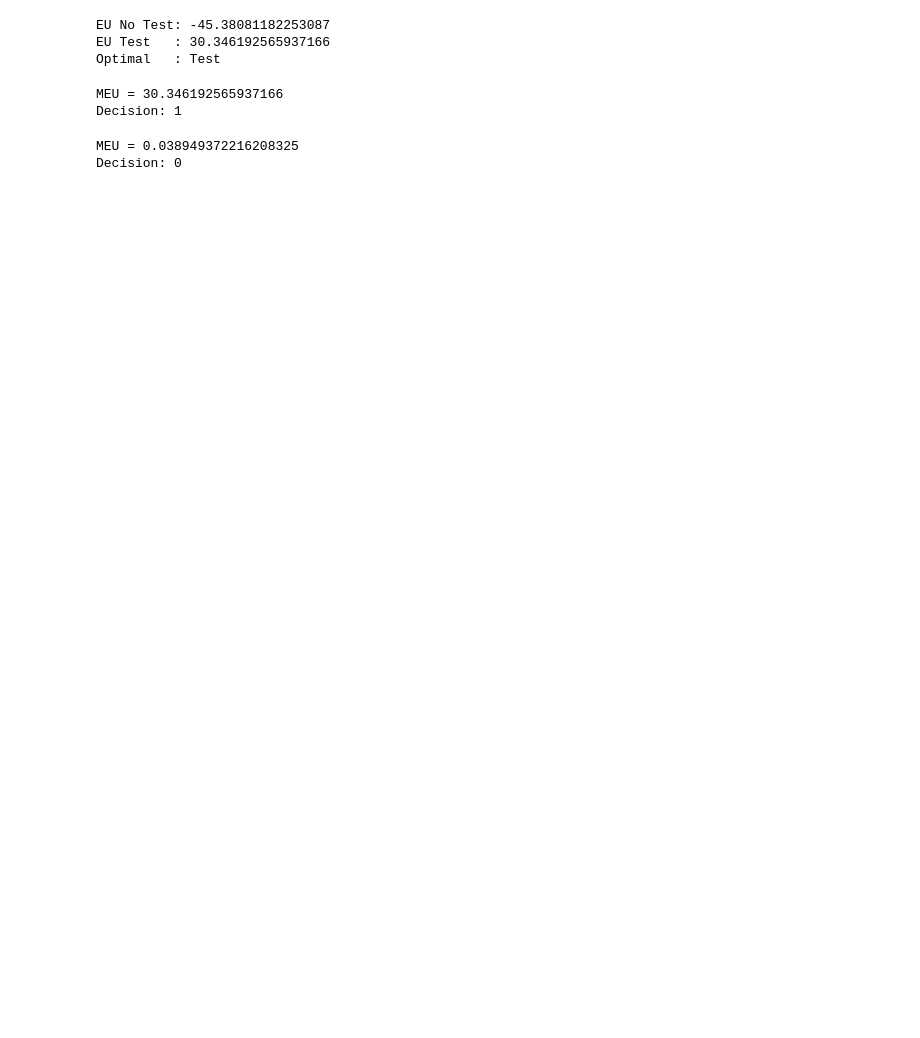
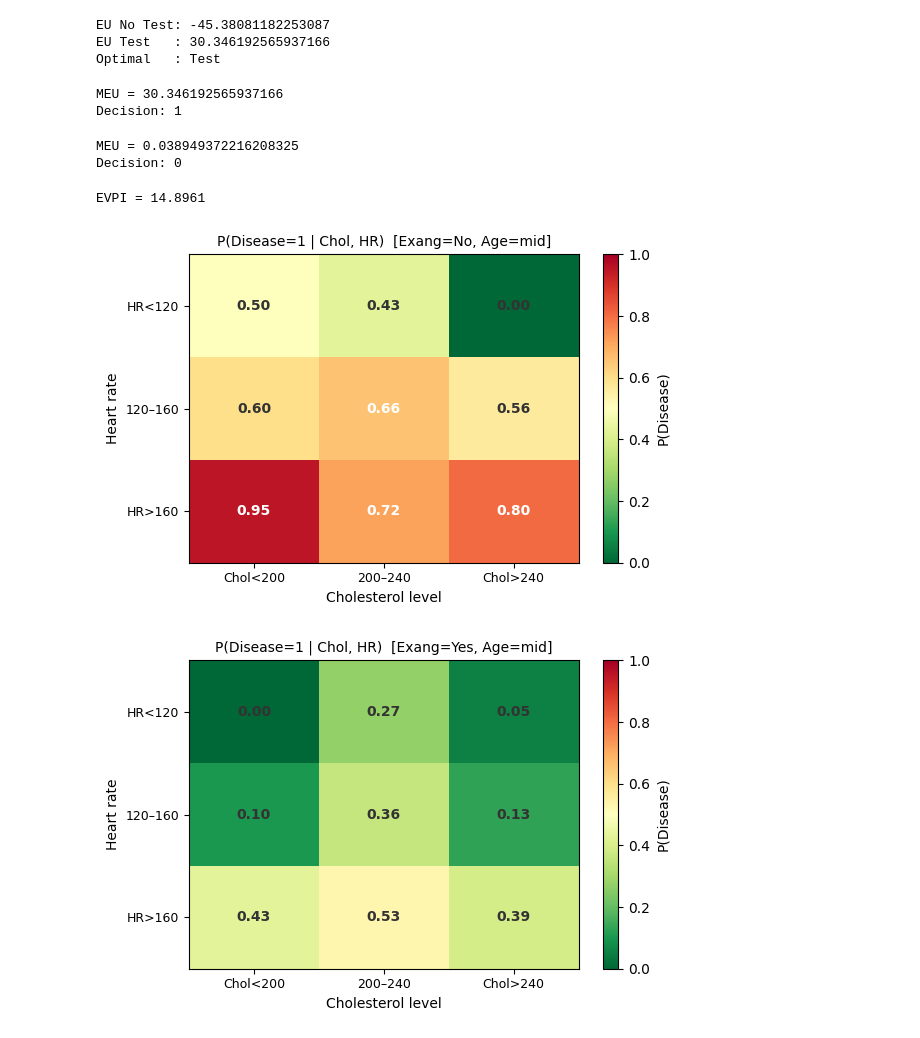
Before and after one commit to CallmeTruong/Bayesian-Decision-from-Scratch, a Jupyter notebook: Decision_Making.ipynb, the cells around one changed output. Cells and saved outputs as stored; diff of their text form; code cells hidden in the pictures; blank space fills up the shorter version.

```diff
--- a/Decision_Making.ipynb
+++ b/Decision_Making.ipynb
@@ -59,6 +41,24 @@ def make_factor(variables, cardinalities, values=None):
         "card": list(cardinalities),
         "val": val
     }
+# %%
+def normalize_factor(F):
+    s = F["val"].sum()
+    G = copy.deepcopy(F)
+    if s > 0:
+        G["val"] = G["val"] / s
+    return G
+
+def query_disease(I, evidence):
+    factors = [copy.deepcopy(f) for f in I["RandomFactors"]]
+    for v, val in evidence.items():
+        factors = [observe(f, v, val) for f in factors]
+    joint = factors[0]
+    for f in factors[1:]:
+        joint = factor_product(joint, f)
+    for v in [1, 2, 3, 4]:
+        joint = factor_marginalize(joint, v)
+    return normalize_factor(joint)
 # %%
 def idx_to_assign(idx, cards):
     assign = []
@@ -330,3 +421,40 @@ print("Decision:", np.argmax(policy["val"]))
 # %% [output]
 MEU = 0.038949372216208325
 Decision: 0
+# %%
+print(f"EVPI = {evpi(I):.4f}")
+# %% [output]
+EVPI = 14.8961
+# %%
+# Posterior heatmap: P(D=1 | Chol, HR)
+def posterior_heatmap(I, fix_exang=0, fix_age=1):
+    grid = np.zeros((3, 3))
+    labels_c = ["Chol<200", "200–240", "Chol>240"]
+    labels_h = ["HR<120",   "120–160", "HR>160"]
+    for c in range(3):
+        for h in range(3):
+            ev = {1: c, 4: h, 2: fix_exang, 3: fix_age}
+            pd = query_disease(I, ev)
+            grid[h, c] = pd["val"][1]  # P(D=1)
+
+    fig, ax = plt.subplots(figsize=(6, 4))
+    im = ax.imshow(grid, cmap="RdYlGn_r", vmin=0, vmax=1, aspect="auto")
+    ax.set_xticks(range(3)); ax.set_xticklabels(labels_c, fontsize=9)
+    ax.set_yticks(range(3)); ax.set_yticklabels(labels_h, fontsize=9)
+    ax.set_xlabel("Cholesterol level"); ax.set_ylabel("Heart rate")
+    ax.set_title(f"P(Disease=1 | Chol, HR)  [Exang={'Yes' if fix_exang else 'No'}, Age=mid]", fontsize=10)
+    for i in range(3):
+        for j in range(3):
+            ax.text(j, i, f"{grid[i,j]:.2f}", ha="center", va="center",
+                    fontsize=10, fontweight="bold",
+                    color="white" if grid[i,j] > 0.6 else "#333")
+    plt.colorbar(im, ax=ax, label="P(Disease)")
+    plt.tight_layout()
+    plt.savefig("posterior_heatmap.png", dpi=150)
+    plt.show()
+
+posterior_heatmap(I, fix_exang=0)
+posterior_heatmap(I, fix_exang=1)
+# %% [output]
+[figure, added]
+[figure, added]
```
Also changed, not shown: parts of 14 cells of this notebook.
